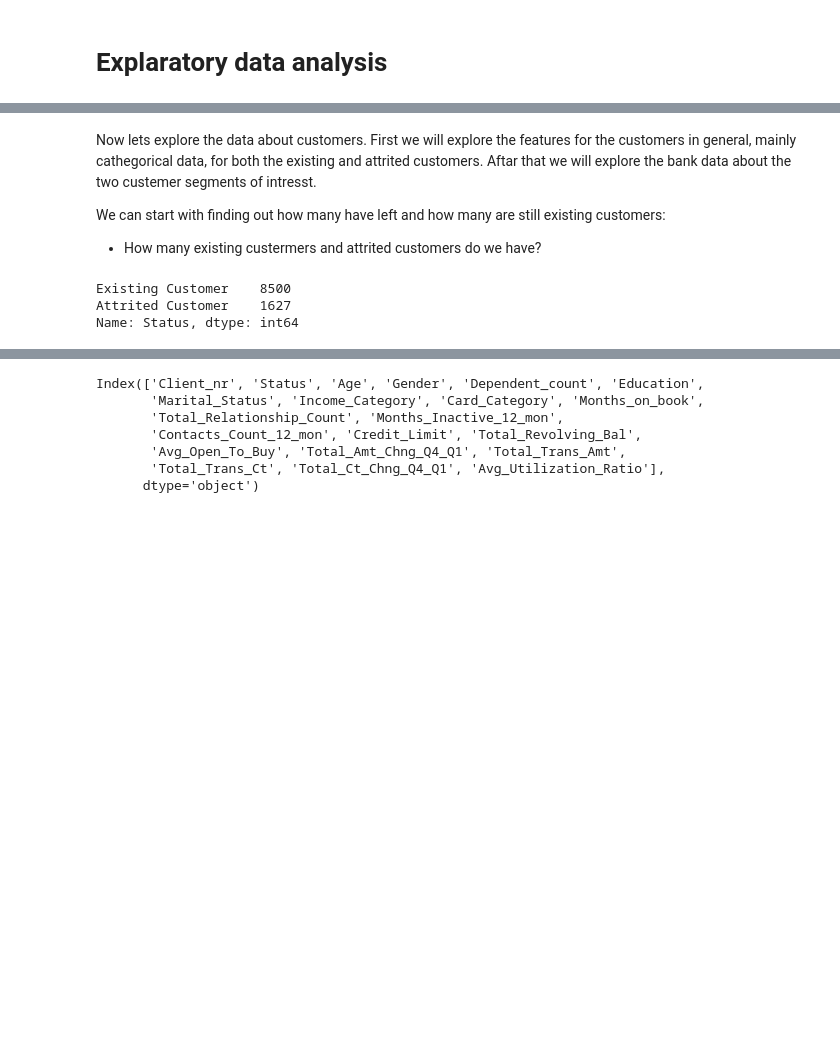
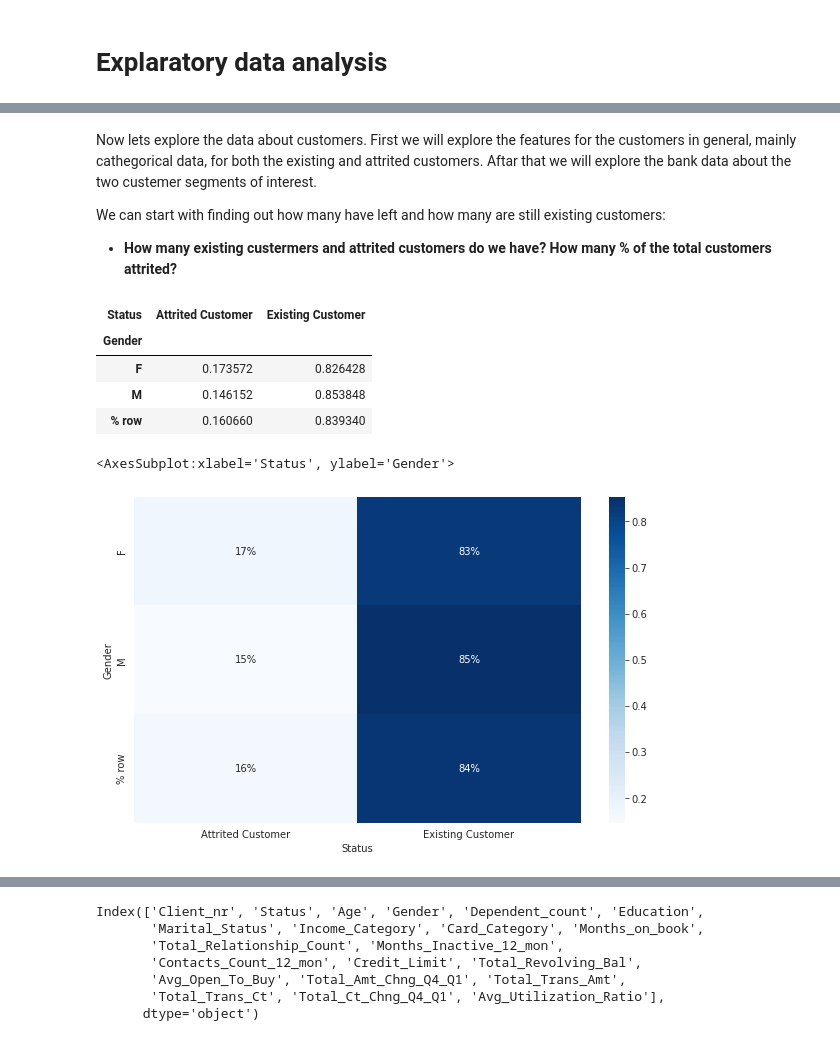
Before and after one commit to AG-at-HI-AIBC23/AG-at-HI-AIBC23, a Jupyter notebook: bank-churners-eda.ipynb, the cells around one changed output, grey strips where cells are left out. Drawn from its saved outputs; the diff is of its cells as text; code cells hidden in the pictures; blank space fills up the shorter version.

Commit message:
Kaggle Notebook | Bank_churners_EDA  | Version 10

```diff
--- a/bank-churners-eda.ipynb
+++ b/bank-churners-eda.ipynb
@@ -262,13 +312,23 @@ matplotlib.rcParams['figure.figsize'] = (10, 6)
 matplotlib.rcParams['figure.facecolor'] = '#00000000'
 # %% [markdown]
 Now lets explore the data about customers. First we will explore the features for the customers in general, mainly cathegorical data, for both the existing and attrited customers.
-Aftar that we will explore the bank data about the two custemer segments of intresst.
+Aftar that we will explore the bank data about the two custemer segments of interest.
 
 We can start with finding out how many have left and how many are still existing customers:
-- How many existing custermers and attrited customers do we have?
+
+- **How many existing custermers and attrited customers do we have? How many % of the total customers attrited?**
-# %%
-df['Status'].value_counts()
-# %% [output]
-Existing Customer    8500
-Attrited Customer    1627
-Name: Status, dtype: int64
+# %%
+gender_matrix = pd.crosstab(df['Gender'], df['Status'],
+            margins = True,
+            margins_name = "% row",
+            normalize='index')
+display(gender_matrix)
+sns.heatmap(gender_matrix, annot=True, fmt='.0%', cmap='Blues')
+# %% [output]
+| Status | Attrited Customer | Existing Customer |
+| Gender |  |  |
+| F | 0.173572 | 0.826428 |
+| M | 0.146152 | 0.853848 |
+| % row | 0.160660 | 0.839340 |
+<AxesSubplot:xlabel='Status', ylabel='Gender'>
+[figure, added]
```
Also changed, not shown: parts of 65 cells of this notebook.
